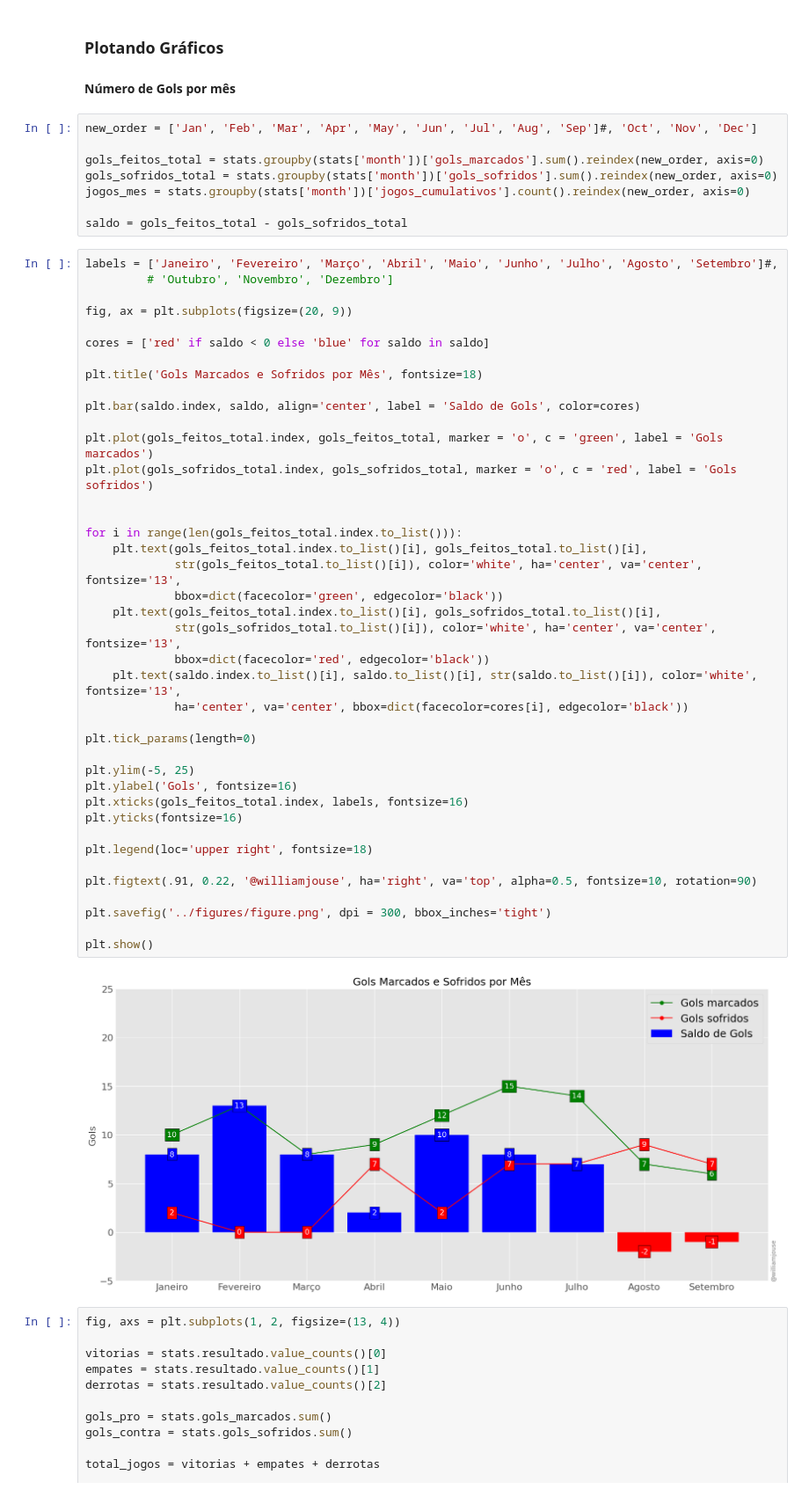
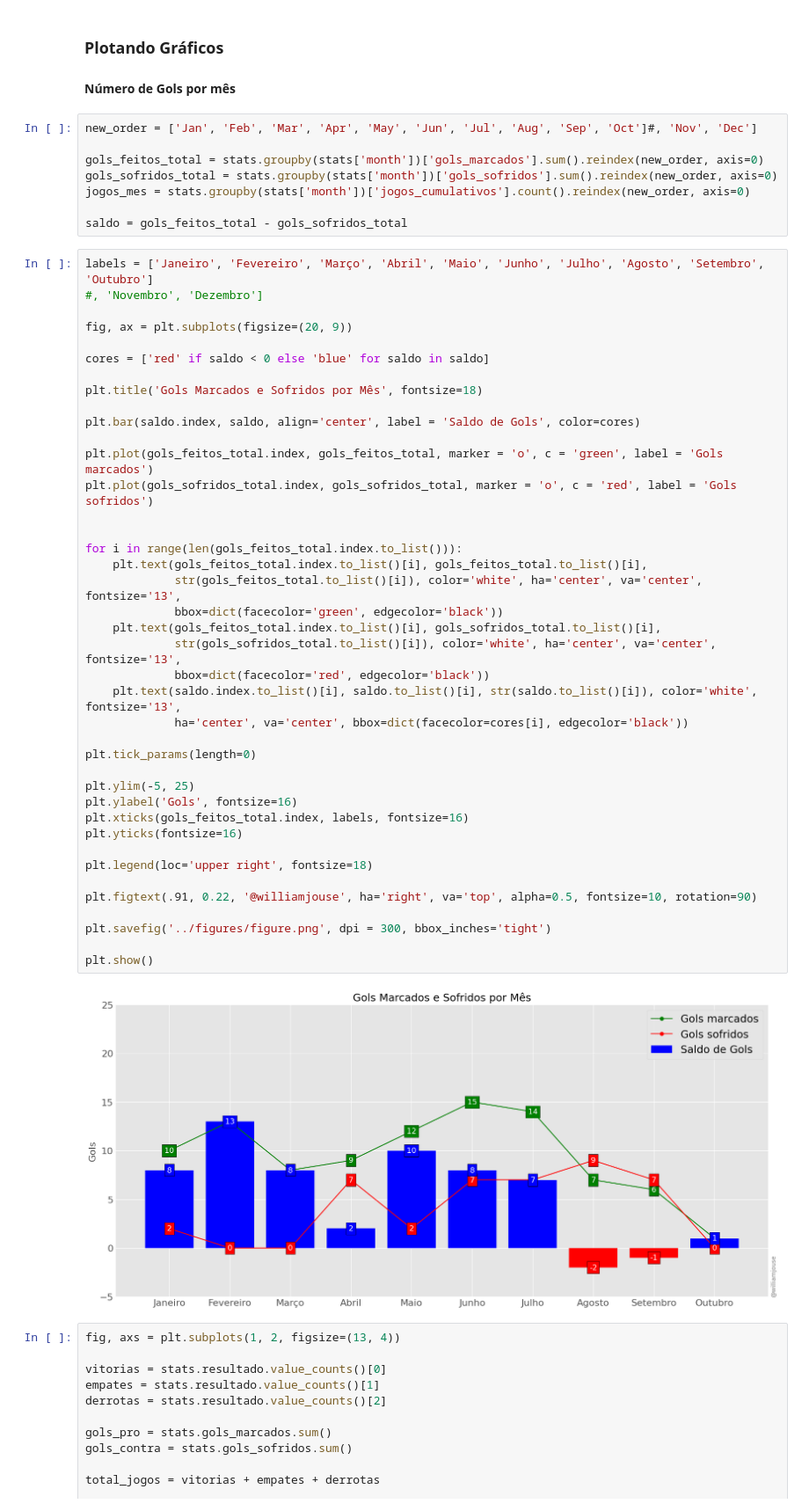
Before and after one commit to williamjouse/jogos-Flamengo-2024, a Jupyter notebook: notebooks/03-Plotting.ipynb, the cells around one changed output. Shown at 88% size. Cells and saved outputs as stored; diff of their text form.

```diff
--- a/notebooks/03-Plotting.ipynb
+++ b/notebooks/03-Plotting.ipynb
@@ -18,7 +18,7 @@ stats = pd.read_csv('../data/processed/stats_FLA2024.csv', parse_dates=['month',
 
 #### Número de Gols por mês
 # %%
-new_order = ['Jan', 'Feb', 'Mar', 'Apr', 'May', 'Jun', 'Jul', 'Aug', 'Sep']#, 'Oct', 'Nov', 'Dec']
+new_order = ['Jan', 'Feb', 'Mar', 'Apr', 'May', 'Jun', 'Jul', 'Aug', 'Sep', 'Oct']#, 'Nov', 'Dec']
 
 gols_feitos_total = stats.groupby(stats['month'])['gols_marcados'].sum().reindex(new_order, axis=0)
 gols_sofridos_total = stats.groupby(stats['month'])['gols_sofridos'].sum().reindex(new_order, axis=0)
@@ -26,8 +26,8 @@ jogos_mes = stats.groupby(stats['month'])['jogos_cumulativos'].count().reindex(n
 
 saldo = gols_feitos_total - gols_sofridos_total
 # %%
-labels = ['Janeiro', 'Fevereiro', 'Março', 'Abril', 'Maio', 'Junho', 'Julho', 'Agosto', 'Setembro']#,
-         # 'Outubro', 'Novembro', 'Dezembro']
+labels = ['Janeiro', 'Fevereiro', 'Março', 'Abril', 'Maio', 'Junho', 'Julho', 'Agosto', 'Setembro', 'Outubro']
+#, 'Novembro', 'Dezembro']
 
 fig, ax = plt.subplots(figsize=(20, 9))
 
@@ -39,34 +39,34 @@ plt.bar(saldo.index, saldo, align='center', label = 'Saldo de Gols', color=cores
 
 plt.plot(gols_feitos_total.index, gols_feitos_total, marker = 'o', c = 'green', label = 'Gols marcados')
 plt.plot(gols_sofridos_total.index, gols_sofridos_total, marker = 'o', c = 'red', label = 'Gols sofridos')
 
 
 for i in range(len(gols_feitos_total.index.to_list())):
     plt.text(gols_feitos_total.index.to_list()[i], gols_feitos_total.to_list()[i],
              str(gols_feitos_total.to_list()[i]), color='white', ha='center', va='center', fontsize='13',
              bbox=dict(facecolor='green', edgecolor='black'))
     plt.text(gols_feitos_total.index.to_list()[i], gols_sofridos_total.to_list()[i],
              str(gols_sofridos_total.to_list()[i]), color='white', ha='center', va='center', fontsize='13',
              bbox=dict(facecolor='red', edgecolor='black'))
     plt.text(saldo.index.to_list()[i], saldo.to_list()[i], str(saldo.to_list()[i]), color='white', fontsize='13',
              ha='center', va='center', bbox=dict(facecolor=cores[i], edgecolor='black'))
 
 plt.tick_params(length=0)
 
 plt.ylim(-5, 25)
 plt.ylabel('Gols', fontsize=16)
 plt.xticks(gols_feitos_total.index, labels, fontsize=16)
 plt.yticks(fontsize=16)
 
 plt.legend(loc='upper right', fontsize=18)
 
 plt.figtext(.91, 0.22, '@williamjouse', ha='right', va='top', alpha=0.5, fontsize=10, rotation=90)
 
 plt.savefig('../figures/figure.png', dpi = 300, bbox_inches='tight')
 
 plt.show()
 # %% [output]
-[figure, old version]
+[figure, new version]
 # %%
 fig, axs = plt.subplots(1, 2, figsize=(13, 4))
 
```
Also changed, not shown: parts of 6 cells of this notebook, 12 other files.
